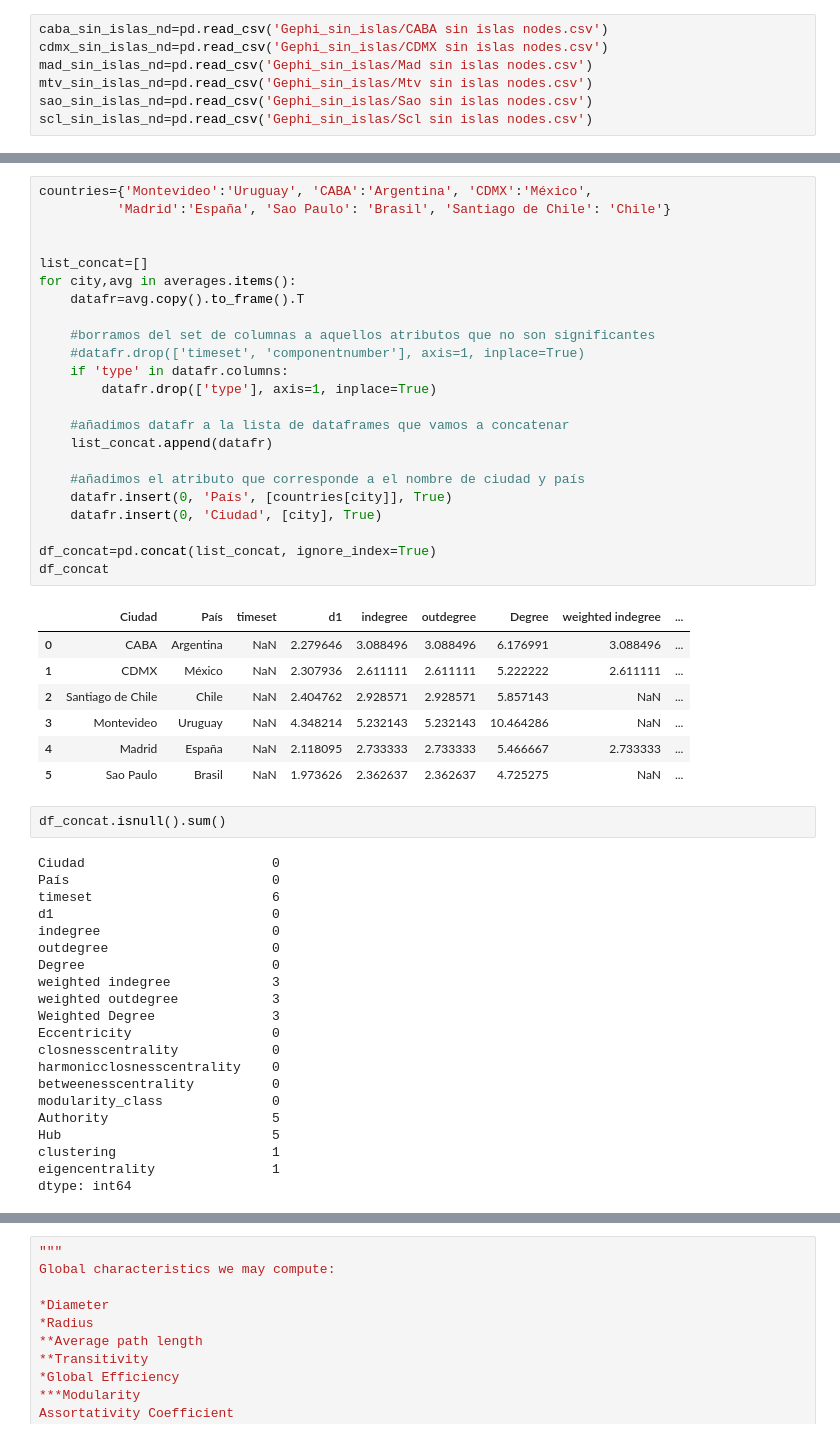
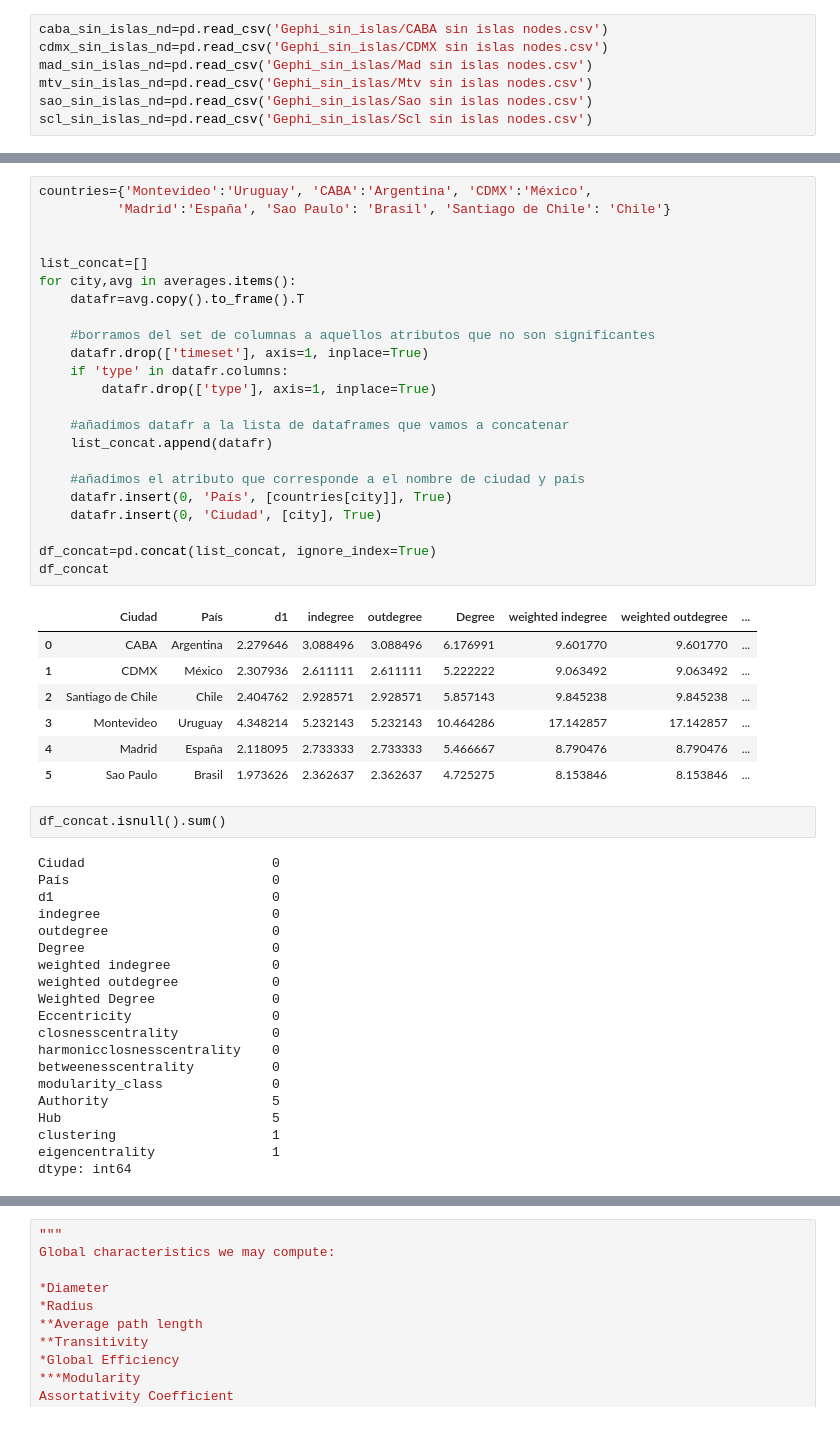
Before and after one commit to OlgaMMC/iGED, a Jupyter notebook: network_analysis_no_outliers.ipynb, the cells around one changed output, grey strips where cells are left out. Saved outputs shown, nothing was run; the diff lists cells and outputs as text.

Commit message:
Updated a CSV file
removed timeset column

```diff
--- a/network_analysis_no_outliers.ipynb
+++ b/network_analysis_no_outliers.ipynb
@@ -370,47 +373,46 @@ datafr
 # %%
 countries={'Montevideo':'Uruguay', 'CABA':'Argentina', 'CDMX':'México',
           'Madrid':'España', 'Sao Paulo': 'Brasil', 'Santiago de Chile': 'Chile'}
 
 
 list_concat=[]
 for city,avg in averages.items():
     datafr=avg.copy().to_frame().T
 
     #borramos del set de columnas a aquellos atributos que no son significantes
-    #datafr.drop(['timeset', 'componentnumber'], axis=1, inplace=True)
+    datafr.drop(['timeset'], axis=1, inplace=True)
     if 'type' in datafr.columns:
         datafr.drop(['type'], axis=1, inplace=True)
 
     #añadimos datafr a la lista de dataframes que vamos a concatenar
     list_concat.append(datafr)
 
     #añadimos el atributo que corresponde a el nombre de ciudad y país
     datafr.insert(0, 'País', [countries[city]], True)
     datafr.insert(0, 'Ciudad', [city], True)
 
 df_concat=pd.concat(list_concat, ignore_index=True)
 df_concat
 # %% [output]
-|  | Ciudad | País | timeset | d1 | indegree | outdegree | Degree | weighted indegree | ... |
-| 0 | CABA | Argentina | NaN | 2.279646 | 3.088496 | 3.088496 | 6.176991 | 3.088496 | ... |
-| 1 | CDMX | México | NaN | 2.307936 | 2.611111 | 2.611111 | 5.222222 | 2.611111 | ... |
-| 2 | Santiago de Chile | Chile | NaN | 2.404762 | 2.928571 | 2.928571 | 5.857143 | NaN | ... |
-| 3 | Montevideo | Uruguay | NaN | 4.348214 | 5.232143 | 5.232143 | 10.464286 | NaN | ... |
-| 4 | Madrid | España | NaN | 2.118095 | 2.733333 | 2.733333 | 5.466667 | 2.733333 | ... |
-| 5 | Sao Paulo | Brasil | NaN | 1.973626 | 2.362637 | 2.362637 | 4.725275 | NaN | ... |
+|  | Ciudad | País | d1 | indegree | outdegree | Degree | weighted indegree | weighted outdegree | ... |
+| 0 | CABA | Argentina | 2.279646 | 3.088496 | 3.088496 | 6.176991 | 9.601770 | 9.601770 | ... |
+| 1 | CDMX | México | 2.307936 | 2.611111 | 2.611111 | 5.222222 | 9.063492 | 9.063492 | ... |
+| 2 | Santiago de Chile | Chile | 2.404762 | 2.928571 | 2.928571 | 5.857143 | 9.845238 | 9.845238 | ... |
+| 3 | Montevideo | Uruguay | 4.348214 | 5.232143 | 5.232143 | 10.464286 | 17.142857 | 17.142857 | ... |
+| 4 | Madrid | España | 2.118095 | 2.733333 | 2.733333 | 5.466667 | 8.790476 | 8.790476 | ... |
+| 5 | Sao Paulo | Brasil | 1.973626 | 2.362637 | 2.362637 | 4.725275 | 8.153846 | 8.153846 | ... |
 # %%
 df_concat.isnull().sum()
 # %% [output]
 Ciudad                        0
 País                          0
-timeset                       6
 d1                            0
 indegree                      0
 outdegree                     0
 Degree                        0
-weighted indegree             3
-weighted outdegree            3
-Weighted Degree               3
+weighted indegree             0
+weighted outdegree            0
+Weighted Degree               0
 Eccentricity                  0
 closnesscentrality            0
 harmonicclosnesscentrality    0
```
Also changed, not shown: parts of 11 cells of this notebook, 21 other files.
